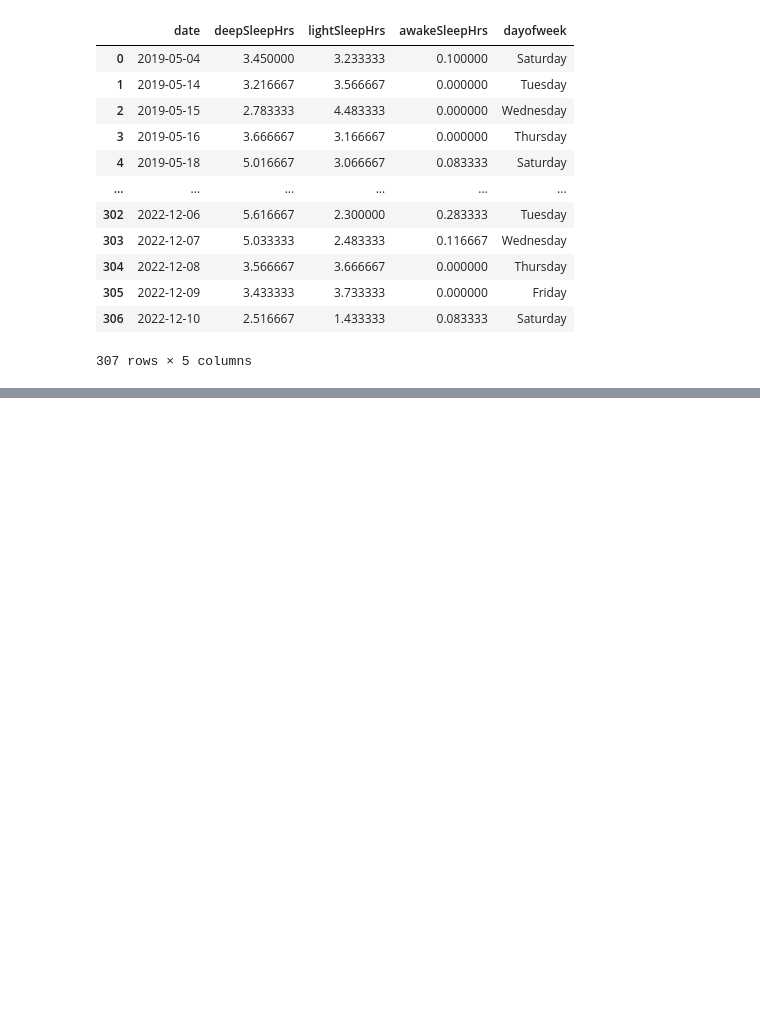
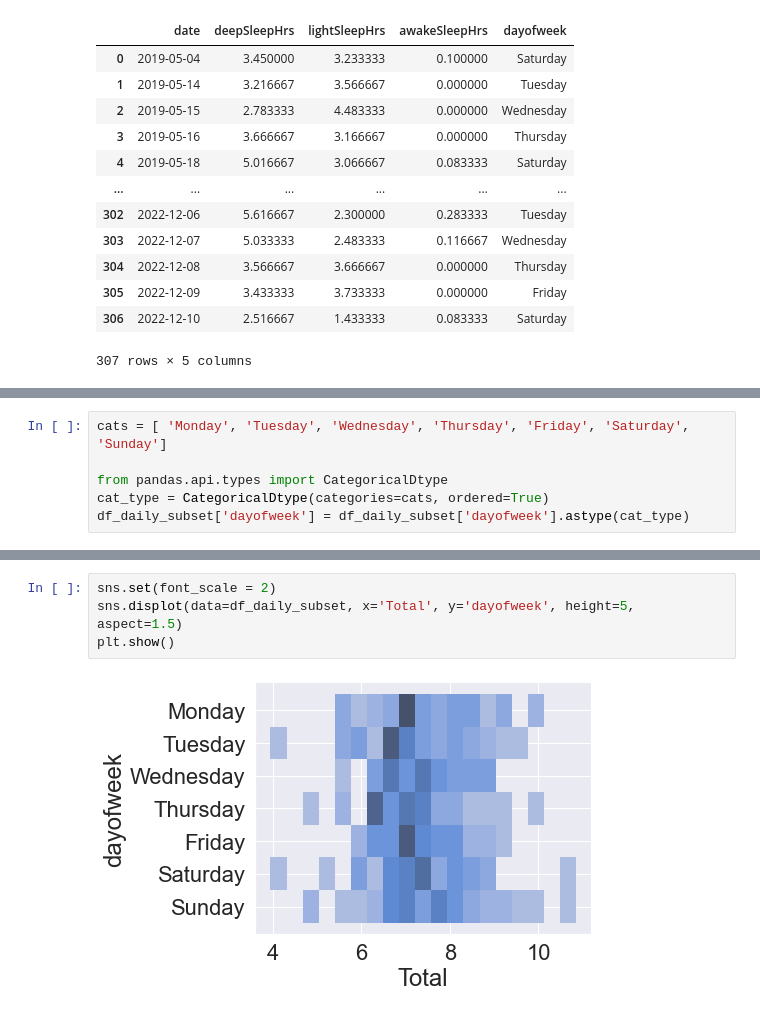
Before and after one commit to ferhat00/garmin_sleep_analysis, a Jupyter notebook: sleep_garmin.ipynb, the cells around one changed output, grey strips where cells are left out. Drawn from its saved outputs; the diff is of its cells as text; blank space fills up the shorter version.

```diff
--- a/sleep_garmin.ipynb
+++ b/sleep_garmin.ipynb
@@ -508,0 +482,6 @@ ValueError: could not convert string to float: 'Saturday'
+# %%
+cats = [ 'Monday', 'Tuesday', 'Wednesday', 'Thursday', 'Friday', 'Saturday', 'Sunday']
+
+from pandas.api.types import CategoricalDtype
+cat_type = CategoricalDtype(categories=cats, ordered=True)
+df_daily_subset['dayofweek'] = df_daily_subset['dayofweek'].astype(cat_type)
@@ -508,0 +510,6 @@ ValueError: could not convert string to float: 'Saturday'
+# %%
+sns.set(font_scale = 2)
+sns.displot(data=df_daily_subset, x='Total', y='dayofweek', height=5, aspect=1.5)
+plt.show()
+# %% [output]
+[figure, added]
```
Also changed, not shown: parts of 17 cells of this notebook.
